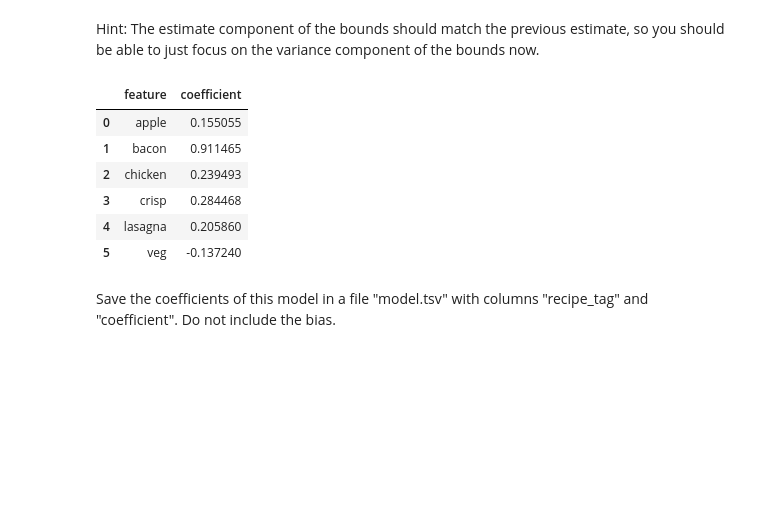
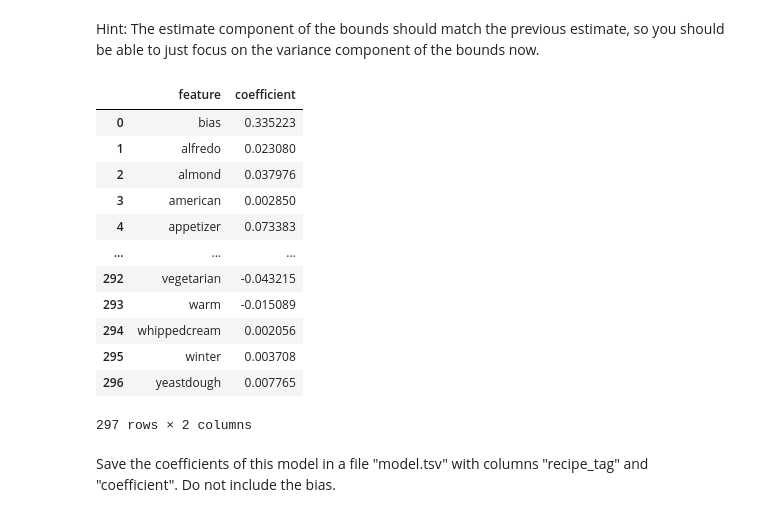
Before and after one commit to ethibaul/dx704-project-04, a Jupyter notebook: project.ipynb, the cells around one changed output. Drawn from its saved outputs; the diff is of its cells as text; code cells hidden in the pictures; blank space fills up the shorter version.

```diff
--- a/project.ipynb
+++ b/project.ipynb
@@ -203,32 +203,38 @@ Hint: The estimate component of the bounds should match the previous estimate, s
 # %%
 # YOUR CHANGES HERE
 from sklearn.linear_model import Ridge
 
 # Load data in
 ratings = pd.read_csv("ratings.tsv", sep="\t")
 features = pd.read_csv("features.tsv", sep="\t")
 
-X = features
-y = ratings["rating"]
+X = features.drop(columns=["recipe_slug"]).select_dtypes(include=[np.number])
+y = ratings["rating"].astype(float).values
 
 # Fit ridge regression
 ridge = Ridge(alpha=1, fit_intercept=False)
 ridge.fit(X, y)
 
 model = pd.DataFrame({
     "feature": X.columns,
     "coefficient": ridge.coef_
 })
 
 model
 # %% [output]
 |  | feature | coefficient |
-| 0 | apple | 0.155055 |
-| 1 | bacon | 0.911465 |
-| 2 | chicken | 0.239493 |
-| 3 | crisp | 0.284468 |
-| 4 | lasagna | 0.205860 |
-| 5 | veg | -0.137240 |
+| 0 | bias | 0.335223 |
+| 1 | alfredo | 0.023080 |
+| 2 | almond | 0.037976 |
+| 3 | american | 0.002850 |
+| 4 | appetizer | 0.073383 |
+| ... | ... | ... |
+| 292 | vegetarian | -0.043215 |
+| 293 | warm | -0.015089 |
+| 294 | whippedcream | 0.002056 |
+| 295 | winter | 0.003708 |
+| 296 | yeastdough | 0.007765 |
+297 rows × 2 columns
 # %% [markdown]
 Save the coefficients of this model in a file "model.tsv" with columns "recipe_tag" and "coefficient".
 Do not include the bias.
```
Also changed, not shown: 1 other file.
